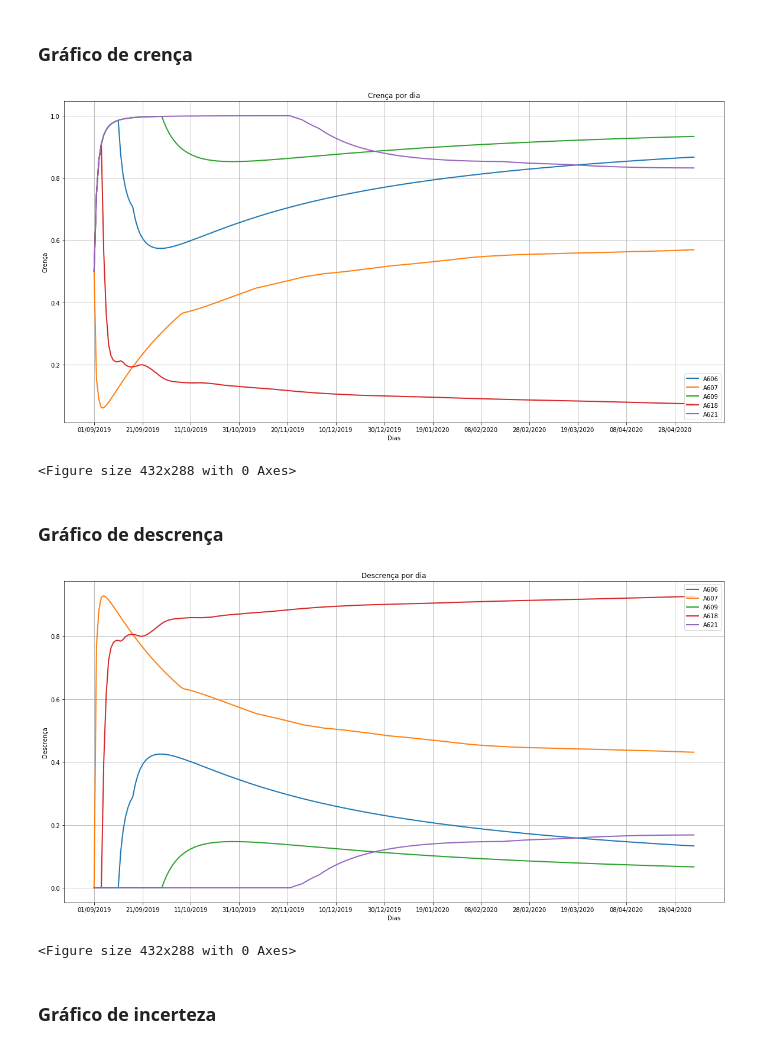
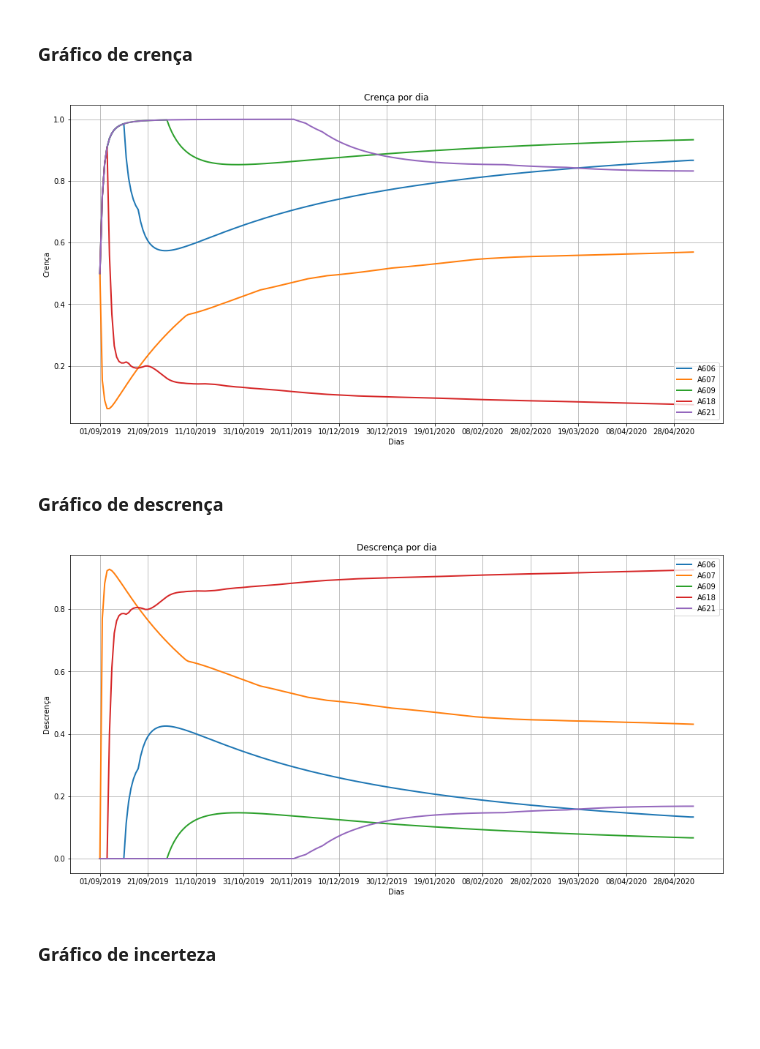
Before and after one commit to asalunai/IoT-trabalho, a Jupyter notebook: graficos.ipynb, the cells around one changed output. Drawn from its saved outputs; the diff is of its cells as text; code cells hidden in the pictures; blank space fills up the shorter version.

```diff
--- a/graficos.ipynb
+++ b/graficos.ipynb
@@ -7,7 +7,17 @@ from datetime import datetime, timedelta
 labels = ("A606", "A607", "A609", "A618", "A621")
 first_day = datetime.strptime("2019-09-01", "%Y-%m-%d")
 # %%
-frentes_frias = [datetime.strptime("2019-09-24", "%Y-%m-%d"),
+frentes_frias = [datetime.strptime("2019-09-01", "%Y-%m-%d"),
+                 datetime.strptime("2019-09-02", "%Y-%m-%d"),
+                 datetime.strptime("2019-09-03", "%Y-%m-%d"),
+                 datetime.strptime("2019-09-04", "%Y-%m-%d"),
+                 datetime.strptime("2019-09-05", "%Y-%m-%d"),
+                 datetime.strptime("2019-09-13", "%Y-%m-%d"),
+                 datetime.strptime("2019-09-14", "%Y-%m-%d"),
+                 datetime.strptime("2019-09-20", "%Y-%m-%d"),
+                 datetime.strptime("2019-09-21", "%Y-%m-%d"),
+                 datetime.strptime("2019-09-22", "%Y-%m-%d"),
+                 datetime.strptime("2019-09-24", "%Y-%m-%d"),
                  datetime.strptime("2019-10-07", "%Y-%m-%d"),
                  datetime.strptime("2019-10-08", "%Y-%m-%d"),
                  datetime.strptime("2019-10-09", "%Y-%m-%d"),
@@ -146,39 +155,39 @@ plt.show()
 # %%
 df = pd.read_csv("./dados_csv/crenca.csv", names=labels)
 #x = tuple(range(0, len(df["A606"])))
 
-_, ax = plt.subplots(figsize=(20,10))
+_, ax = plt.subplots(figsize=(16,8))
 
 for label in labels:
     plt.plot(x, df[label], label=label, linewidth=2)
 
 #for date in frentes_frias:
 #    idx = date - first_day
 #    idx = idx.days
 #    #print(idx)
 #    plt.plot([idx, idx], [-1, 2], '--', color="lightskyblue", linewidth=3, alpha=.5, zorder=-10)
 
 ax.set_xlabel("Dias")
 ax.set_ylabel("Crença")
 ax.set_title("Crença por dia")
 ax.legend(loc="lower right")
 ax.grid(True)
 #ax.set_ylim(-.05, 1.05)
 
 ax.set_xticks(np.arange(0, 250, 20))
 
+
+#plt.savefig("dados_csv/exp1_crenca.pdf")
 plt.show()
-plt.savefig("dados_csv/exp1_crenca.pdf")
 # %% [output]
-[figure, old version]
+[figure, new version]
-<Figure size 432x288 with 0 Axes>
 # %% [markdown]
 ### Gráfico de descrença
 # %%
 df = pd.read_csv("./dados_csv/descrenca.csv", names=labels)
 #x = tuple(range(0, len(df["A606"])))
 
-_, ax = plt.subplots(figsize=(20,10))
+_, ax = plt.subplots(figsize=(16,8))
 
 for label in labels:
     plt.plot(x, df[label], label=label, linewidth=2)
@@ -199,11 +208,10 @@ ax.grid(True)
 
 ax.set_xticks(np.arange(0, 250, 20))
 
+#plt.savefig("dados_csv/exp1_descrenca.pdf")
 plt.show()
-plt.savefig("dados_csv/exp1_descrenca.pdf")
 # %% [output]
-[figure, old version]
+[figure, new version]
-<Figure size 432x288 with 0 Axes>
 # %% [markdown]
 ### Gráfico de incerteza
 # %%
```
Also changed, not shown: parts of 3 cells of this notebook.
